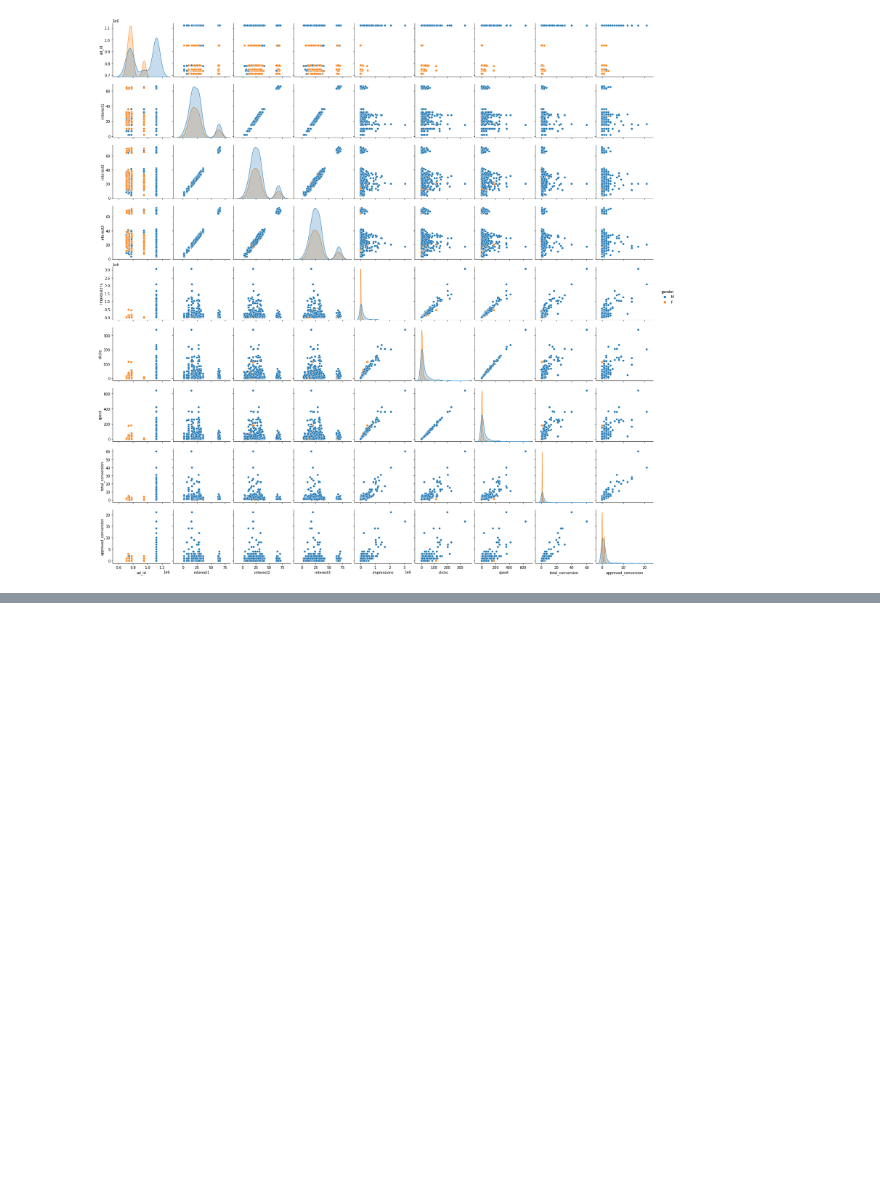
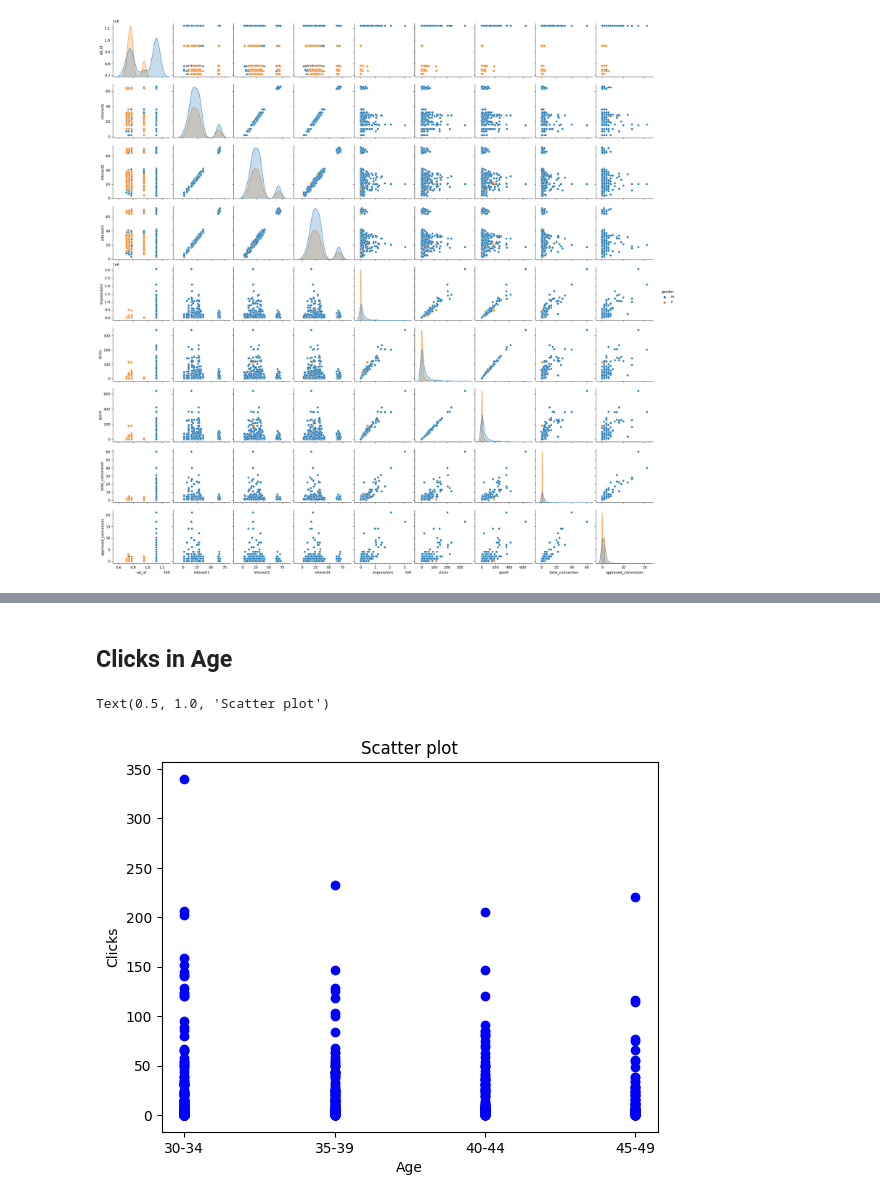
Before and after one commit to HMy2912/4ever18, a Jupyter notebook: Week 2/W2-D2.ipynb, the cells around one changed output, grey strips where cells are left out. Saved outputs shown, nothing was run; the diff lists cells and outputs as text; code cells hidden in the pictures; blank space fills up the shorter version.

```diff
--- a/Week 2/W2-D2.ipynb
+++ b/Week 2/W2-D2.ipynb
@@ -160,0 +178,10 @@ Text(0.5, 1.0, 'Targetted Age in the Ad Campaign')
+# %% [markdown]
+## Clicks in Age
+# %%
+plt.scatter(df.age, df.clicks, c ="blue")
+plt.xlabel("Age")
+plt.ylabel("Clicks")
+plt.title("Scatter plot")
+# %% [output]
+Text(0.5, 1.0, 'Scatter plot')
+[figure, added]
```
Also changed, not shown: parts of 12 cells of this notebook, 7 other files.
